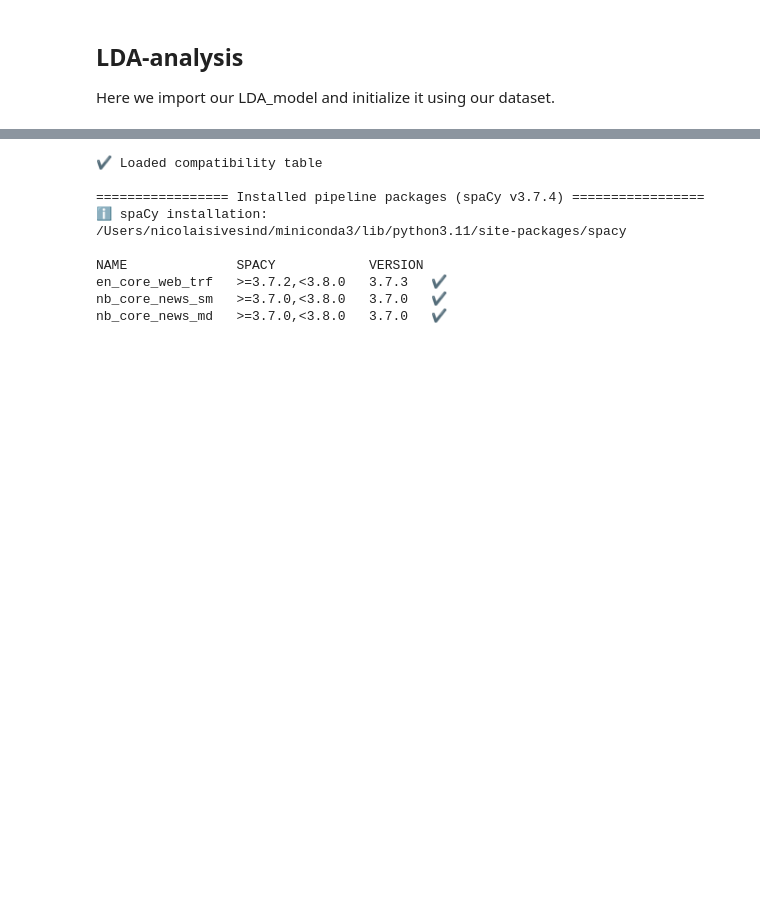
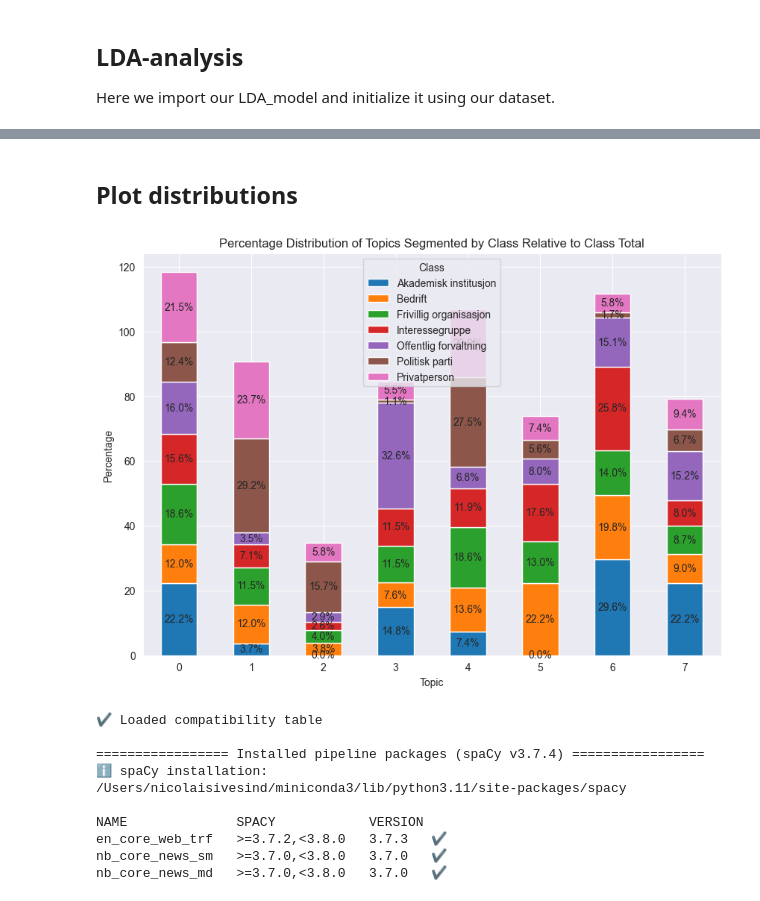
Before and after one commit to henriklarsen28/ArgumentMiningNOUs, a Jupyter notebook: src/notebooks/LDA_analysis.ipynb, the cells around one changed output, grey strips where cells are left out. Drawn from its saved outputs; the diff is of its cells as text; code cells hidden in the pictures; blank space fills up the shorter version.

```diff
--- a/src/notebooks/LDA_analysis.ipynb
+++ b/src/notebooks/LDA_analysis.ipynb
@@ -6,8 +4,9 @@ import sys
 # %%
 # !python -m spacy download nb_core_news_md # Uncomment to download Norsk Bokmål language package.
 # %%
-from src.models.LDA import LDA
+from src.models.LDA import LDA, plot_topic_distribution
 import pandas as pd
 
-dataframe = pd.read_csv('../../dataset/nou_hearings_full.csv')
-texts = dataframe.paragraph.tolist()
+dataframe = pd.read_csv('../../dataset/nou_hearings.csv')
+texts = dataframe.text.tolist()
+lda = LDA(data=texts, no_below=15, no_above=0.5, language='/Users/nicolaisivesind/miniconda3/lib/python3.11/site-packages/nb_core_news_md/nb_core_news_md-3.7.0')
@@ -14,7 +19,6 @@ texts = dataframe.paragraph.tolist()
 # %%
-model = LDA(data=texts, num_topics=5, no_below=15, no_above=0.5, passes=10, language='nb_core_news_sm').model
-
-topics = model.print_topics(num_words=5)
+model = lda.build_LDA_model(num_topics=8, passes=1000)
+topics = model.print_topics(num_words=10)
 for topic in topics:
     print(topic)
 # %% [output]
@@ -25,0 +35,5 @@ for topic in topics:
+# %%
+predictions = lda.predict_topics(model=model, relevancy=False)
+dataframe['topic_predictions'] = predictions
+
+dataframe.head(n=100)
@@ -26,3 +54,9 @@ for topic in topics:
+# %% [markdown]
+## Plot distributions
+# %%
+plot_topic_distribution(dataframe, savefig='LDA_Paragraph_distribution')
+# %% [output]
+[figure, added]
 # %%
 !python -m spacy validate
 # %% [output]
```
Also changed, not shown: parts of 7 cells of this notebook, 6 other files.
